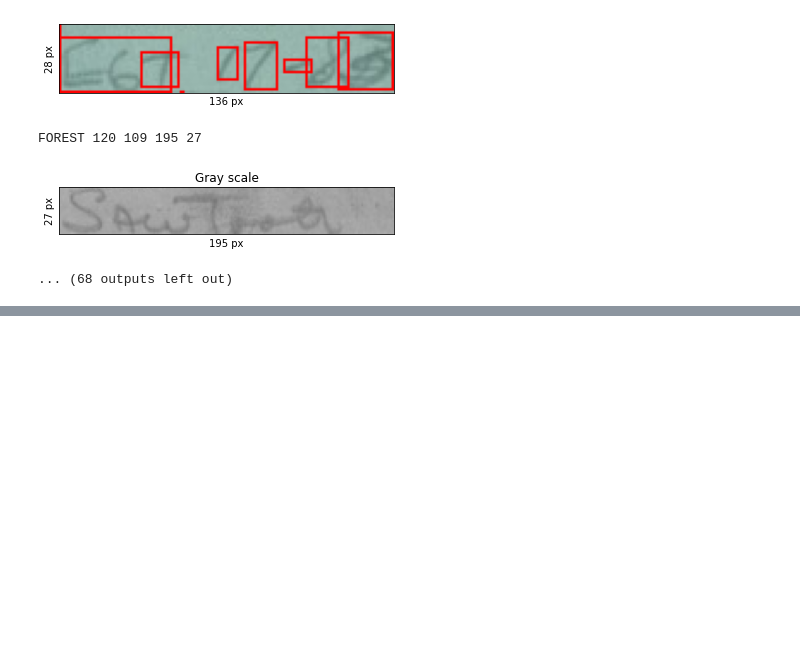
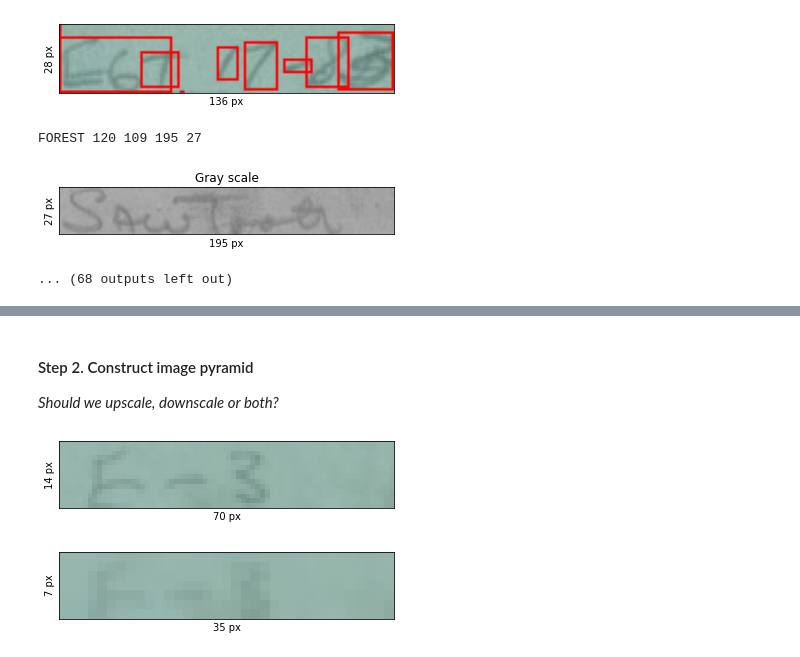
Before and after one commit to BoiseState-AdaptLab/OCR_4_Forest_Service, a Jupyter notebook: char_detection/char-detection.ipynb, the cells around one changed output, grey strips where cells are left out. Cells and saved outputs as stored; diff of their text form; code cells hidden in the pictures; blank space fills up the shorter version.

```diff
--- a/char_detection/char-detection.ipynb
+++ b/char_detection/char-detection.ipynb
@@ -167,0 +235,21 @@ FOREST 120 109 195 27
+# %% [markdown]
+#### Step 2. Construct image pyramid
+
+*Should we upscale, downscale or both?*
+# %%
+def image_pyramid_downscale(image, scale=2, minSize=10):
+    toret = []
+    h, w, _ = map(int, image.shape)
+    while h >= minSize and w >= minSize:
+        image = cv2.pyrDown(image, dstsize=(w // scale, h // scale))
+        h, w, _ = map(int, image.shape)
+        toret.append(image)
+    return toret
+
+
+pyramids = image_pyramid_downscale(field)
+for pyramid in pyramids:
+    show_image(pyramid)
+# %% [output]
+[figure, added]
+[figure, added]
```
Also changed, not shown: parts of 10 cells of this notebook.
